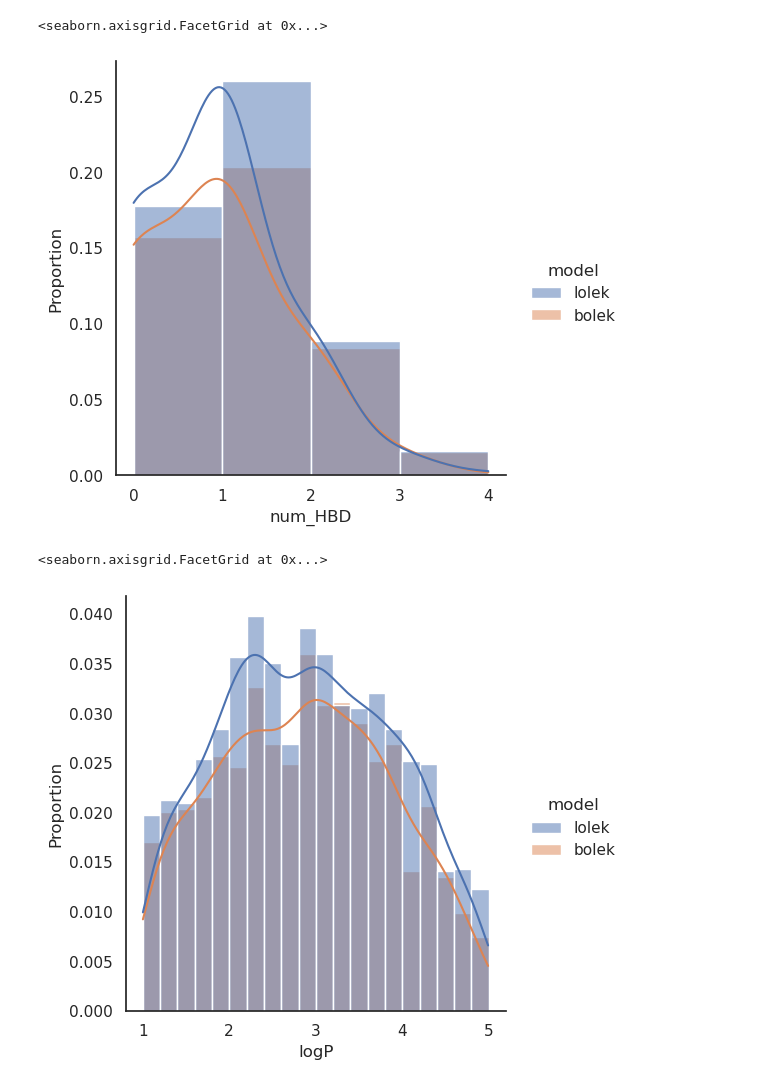
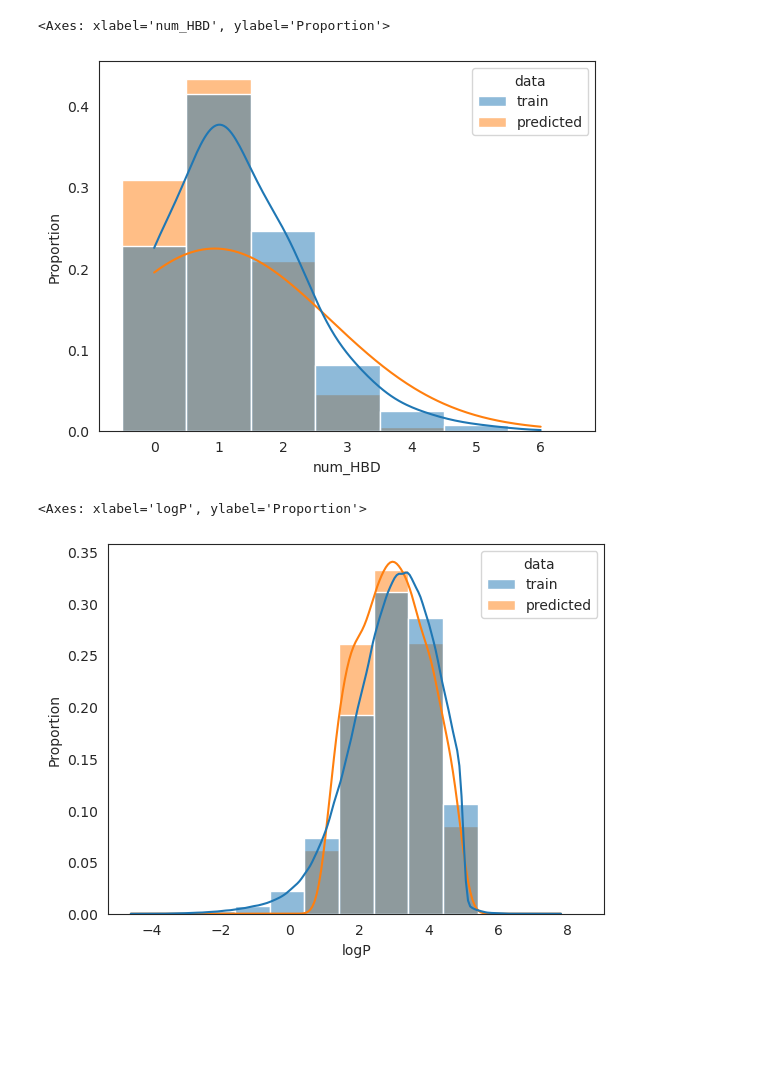
Before and after one commit to asiomchen/mldd23_project1, a Jupyter notebook: data_analysis.ipynb, the cells around one changed output. Saved outputs shown, nothing was run; the diff lists cells and outputs as text; code cells hidden in the pictures; blank space fills up the shorter version.

```diff
--- a/data_analysis.ipynb
+++ b/data_analysis.ipynb
@@ -2,23 +2,20 @@
 import pandas as pd
 import seaborn as sns
 import rdkit.Chem as Chem
-import rdkit.Chem.QED as QED
 from rdkit.Chem.rdMolDescriptors import CalcFractionCSP3
 
-sns.set(rc={'figure.figsize': (10, 8)})
 sns.set_style('white')
 # %%
-path_train = 'data/train_data/big_dataset_std_train_90.parquet'
-path0 = 'results/SVC_lolek_150_18-28-52/preds_20230927-095252/predictions.csv'
-path1 = 'results/SVC_bolek_150_15-20-21/preds_20230927-082101/predictions.csv'
+path_train = 'data/big_dataset_train_props.parquet'
+path_pred = 'results/SVC_sonic_3-29-20/preds_20230927-113519/predictions.csv'
 # %%
-df0 = pd.read_csv(path0)
-df0['model'] = 'lolek'
-df1 = pd.read_csv(path1)
-df1['model'] = 'bolek'
+df0 = pd.read_parquet(path_train)
+df0['data'] = 'train'
+df1 = pd.read_csv(path_pred)
+df1['data'] = 'predicted'
+df1['mol'] = df1['smiles'].apply(Chem.MolFromSmiles)
+df1['fraction_sp3'] = df1['mol'].apply(CalcFractionCSP3)
 
-df = pd.read_parquet(path_train)
-df.drop(columns = ['fps'], inplace=True)
-df['mol'] = df['smiles'].apply(Chem.MolFromSmiles)
+df = pd.concat([df0, df1])
 df.head()
 # %% [output]
@@ -32,3 +28,5 @@ df.head()
 # %%
-df['num_HBA'] = df['mol'].apply(Chem.rdMolDescriptors.CalcNumHBA)
-sns.displot(df, x='num_HBA', binwidth=1, stat='proportion', kde=True, kde_kws={'bw_adjust': 1.5})
+#df['num_HBA'] = df['mol'].apply(Chem.rdMolDescriptors.CalcNumHBA)
+sns.set_style('white')
+fig = sns.histplot(df, x='num_HBA', binwidth=1, stat='proportion',
+             kde=True, kde_kws={'bw_adjust': 8}, hue='data', common_norm=False, discrete=True)
@@ -35,13 +35,17 @@ sns.displot(df, x='num_HBA', binwidth=1, stat='proportion', kde=True, kde_kws={'
 # %%
-df['num_HBD'] = df['mol'].apply(Chem.rdMolDescriptors.CalcNumHBD)
-sns.displot(df, x='num_HBD', binwidth=1, stat='proportion', kde=True, kde_kws={'bw_adjust': 2.5})
+#df['num_HBD'] = df['mol'].apply(Chem.rdMolDescriptors.CalcNumHBD)
+sns.set_style('white')
+sns.histplot(df, x='num_HBD', binwidth=1, stat='proportion',
+            kde=True, kde_kws={'bw_adjust': 8}, hue='data', common_norm=False, discrete=True)
 # %% [output]
-<seaborn.axisgrid.FacetGrid at 0x...>
+<Axes: xlabel='num_HBD', ylabel='Proportion'>
-[figure, old version]
+[figure, new version]
 # %%
-df['logP'] = df['mol'].apply(Chem.rdMolDescriptors.CalcCrippenDescriptors).apply(lambda x: x[0])
-sns.displot(df, x='logP', binwidth=0.2, stat='proportion', kde=True, kde_kws={'bw_adjust': 1})
+#df['logP'] = df['mol'].apply(Chem.Crippen.MolLogP)
+sns.set_style('white')
+sns.histplot(df, x='logP', binwidth=1, stat='proportion',
+            kde=True, kde_kws={'bw_adjust': 1}, hue='data', common_norm=False)
 # %% [output]
-<seaborn.axisgrid.FacetGrid at 0x...>
+<Axes: xlabel='logP', ylabel='Proportion'>
-[figure, old version]
+[figure, new version]
 # %%
```
Also changed, not shown: parts of 6 cells of this notebook.
